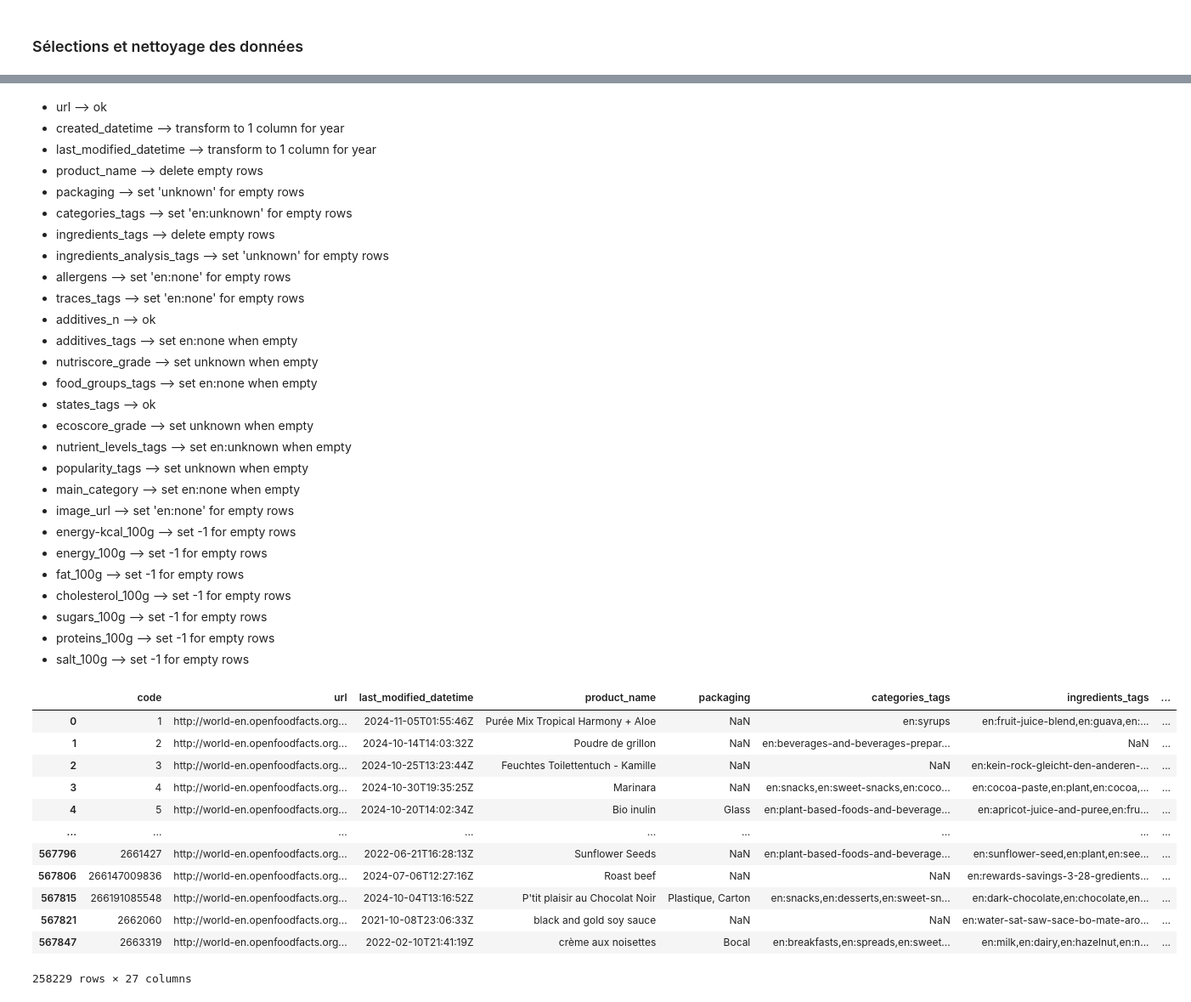
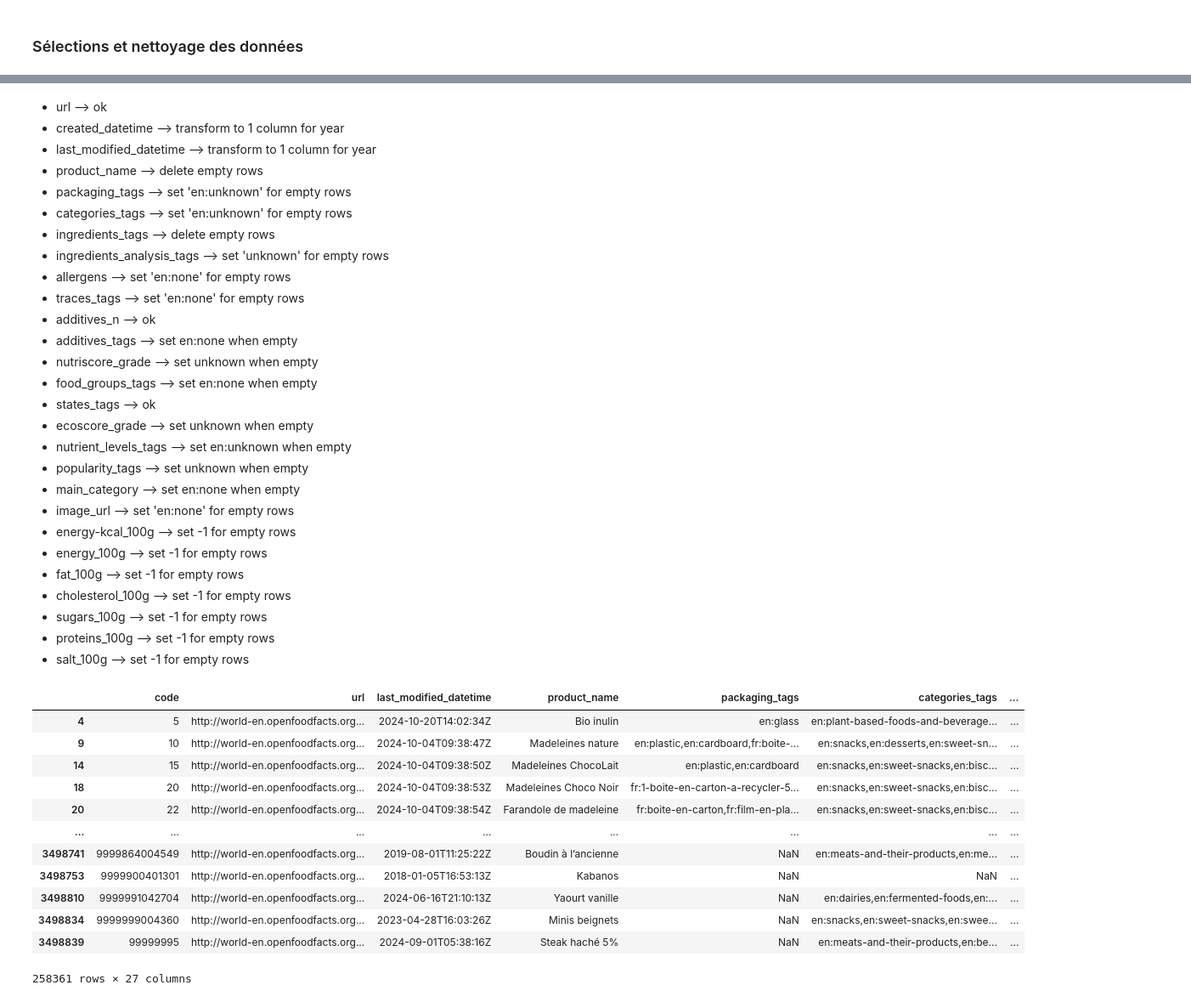
Before and after one commit to littlerobinson/foodstuffs_recommendation, a Jupyter notebook: notebooks/research_alex.ipynb, the cells around one changed output, grey strips where cells are left out. Shown: that part at 85% size. Drawn from its saved outputs; the diff is of its cells as text; code cells hidden in the pictures.

```diff
--- a/notebooks/research_alex.ipynb
+++ b/notebooks/research_alex.ipynb
@@ -36,7 +50,7 @@ def extract_raw_data():
         rawdata = pd.concat(filtered_chunks_list, axis=0)
     return rawdata
 
-# rawdata = extract_raw_data()
-rawdata = pd.read_csv('filtered_dataset_openfoodfacts_raw_en.csv')
+rawdata = extract_raw_data()
+# rawdata = pd.read_csv('filtered_dataset_openfoodfacts_raw_en.csv')
 display(rawdata)
 # %% [output]
@@ -198,7 +212,7 @@ columns_to_keep = [
     'created_datetime',
     'last_modified_datetime',
     'product_name',
-    'packaging',
+    'packaging_tags',
     'categories_tags',
     'ingredients_tags',
     'ingredients_analysis_tags',
@@ -483,7 +499,7 @@ data[data['additives_n'] == 1.0].head()
 - created_datetime --> transform to 1 column for year
 - last_modified_datetime --> transform to 1 column for year
 - product_name --> delete empty rows
-- packaging --> set 'unknown' for empty rows
+- packaging_tags --> set 'en:unknown' for empty rows
 - categories_tags --> set 'en:unknown' for empty rows
 - ingredients_tags --> delete empty rows
 - ingredients_analysis_tags --> set 'unknown' for empty rows
@@ -511,45 +527,45 @@ columns_to_keep = [
     'code',
     'url',
     'last_modified_datetime',
     'product_name',
-    'packaging',
+    'packaging_tags',
     'categories_tags',
     'ingredients_tags',
     'ingredients_analysis_tags',
     'allergens',
     'traces_tags',
     'additives_tags',
     'nutriscore_grade',
     'food_groups_tags',
     'states_tags',
     'ecoscore_grade',
     'nutrient_levels_tags',
     'popularity_tags',
     'main_category',
     'image_url',
     'energy_100g',
     'fat_100g',
     'saturated-fat_100g',
     'cholesterol_100g',
     'sugars_100g',
     'proteins_100g',
     'salt_100g',
-    "fruits-vegetables-nuts-estimate-from-ingredients_100g"
+    'fruits-vegetables-nuts-estimate-from-ingredients_100g'
 ]
 
 clean_data = data[columns_to_keep]
 display(clean_data)
 # %% [output]
-|  | code | url | last_modified_datetime | product_name | packaging | categories_tags | ingredients_tags | ... |
-| 0 | 1 | http://world-en.openfoodfacts.org... | 2024-11-05T01:55:46Z | Purée Mix Tropical Harmony + Aloe | NaN | en:syrups | en:fruit-juice-blend,en:guava,en:... | ... |
-| 1 | 2 | http://world-en.openfoodfacts.org... | 2024-10-14T14:03:32Z | Poudre de grillon | NaN | en:beverages-and-beverages-prepar... | NaN | ... |
-| 2 | 3 | http://world-en.openfoodfacts.org... | 2024-10-25T13:23:44Z | Feuchtes Toilettentuch - Kamille | NaN | NaN | en:kein-rock-gleicht-den-anderen-... | ... |
-| 3 | 4 | http://world-en.openfoodfacts.org... | 2024-10-30T19:35:25Z | Marinara | NaN | en:snacks,en:sweet-snacks,en:coco... | en:cocoa-paste,en:plant,en:cocoa,... | ... |
-| 4 | 5 | http://world-en.openfoodfacts.org... | 2024-10-20T14:02:34Z | Bio inulin | Glass | en:plant-based-foods-and-beverage... | en:apricot-juice-and-puree,en:fru... | ... |
-| ... | ... | ... | ... | ... | ... | ... | ... | ... |
-| 567796 | 2661427 | http://world-en.openfoodfacts.org... | 2022-06-21T16:28:13Z | Sunflower Seeds | NaN | en:plant-based-foods-and-beverage... | en:sunflower-seed,en:plant,en:see... | ... |
-| 567806 | 266147009836 | http://world-en.openfoodfacts.org... | 2024-07-06T12:27:16Z | Roast beef | NaN | NaN | en:rewards-savings-3-28-gredients... | ... |
-| 567815 | 266191085548 | http://world-en.openfoodfacts.org... | 2024-10-04T13:16:52Z | P'tit plaisir au Chocolat Noir | Plastique, Carton | en:snacks,en:desserts,en:sweet-sn... | en:dark-chocolate,en:chocolate,en... | ... |
-| 567821 | 2662060 | http://world-en.openfoodfacts.org... | 2021-10-08T23:06:33Z | black and gold soy sauce | NaN | NaN | en:water-sat-saw-sace-bo-mate-aro... | ... |
-| 567847 | 2663319 | http://world-en.openfoodfacts.org... | 2022-02-10T21:41:19Z | crème aux noisettes | Bocal | en:breakfasts,en:spreads,en:sweet... | en:milk,en:dairy,en:hazelnut,en:n... | ... |
+|  | code | url | last_modified_datetime | product_name | packaging_tags | categories_tags | ... |
+| 4 | 5 | http://world-en.openfoodfacts.org... | 2024-10-20T14:02:34Z | Bio inulin | en:glass | en:plant-based-foods-and-beverage... | ... |
+| 9 | 10 | http://world-en.openfoodfacts.org... | 2024-10-04T09:38:47Z | Madeleines nature | en:plastic,en:cardboard,fr:boite-... | en:snacks,en:desserts,en:sweet-sn... | ... |
+| 14 | 15 | http://world-en.openfoodfacts.org... | 2024-10-04T09:38:50Z | Madeleines ChocoLait | en:plastic,en:cardboard | en:snacks,en:sweet-snacks,en:bisc... | ... |
+| 18 | 20 | http://world-en.openfoodfacts.org... | 2024-10-04T09:38:53Z | Madeleines Choco Noir | fr:1-boite-en-carton-a-recycler-5... | en:snacks,en:sweet-snacks,en:bisc... | ... |
+| 20 | 22 | http://world-en.openfoodfacts.org... | 2024-10-04T09:38:54Z | Farandole de madeleine | fr:boite-en-carton,fr:film-en-pla... | en:snacks,en:sweet-snacks,en:bisc... | ... |
+| ... | ... | ... | ... | ... | ... | ... | ... |
+| 3498741 | 9999864004549 | http://world-en.openfoodfacts.org... | 2019-08-01T11:25:22Z | Boudin à l’ancienne | NaN | en:meats-and-their-products,en:me... | ... |
+| 3498753 | 9999900401301 | http://world-en.openfoodfacts.org... | 2018-01-05T16:53:13Z | Kabanos | NaN | NaN | ... |
+| 3498810 | 9999991042704 | http://world-en.openfoodfacts.org... | 2024-06-16T21:10:13Z | Yaourt vanille | NaN | en:dairies,en:fermented-foods,en:... | ... |
+| 3498834 | 9999999004360 | http://world-en.openfoodfacts.org... | 2023-04-28T16:03:26Z | Minis beignets | NaN | en:snacks,en:sweet-snacks,en:swee... | ... |
+| 3498839 | 99999995 | http://world-en.openfoodfacts.org... | 2024-09-01T05:38:16Z | Steak haché 5% | NaN | en:meats-and-their-products,en:be... | ... |
-258229 rows × 27 columns
+258361 rows × 27 columns
```
Also changed, not shown: parts of 35 cells of this notebook, 3 other files.
